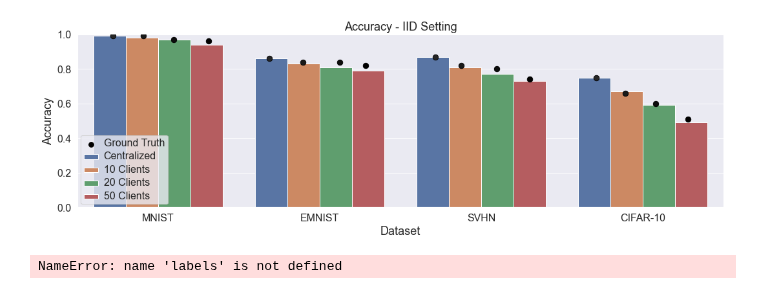
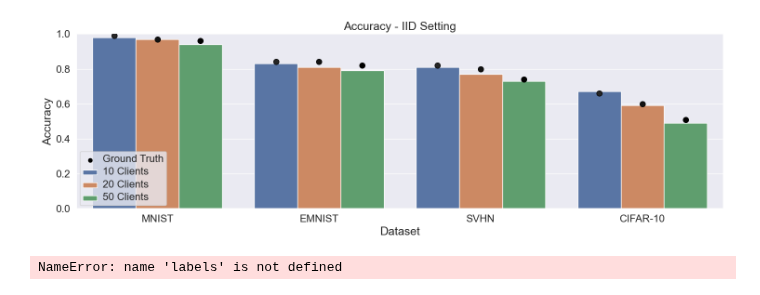
Before and after one commit to sinemsav/hyperparams, a Jupyter notebook: IID_setting/IID_res.ipynb, the cells around one changed output. Saved outputs shown, nothing was run; the diff lists cells and outputs as text; code cells hidden in the pictures.

```diff
--- a/IID_setting/IID_res.ipynb
+++ b/IID_setting/IID_res.ipynb
@@ -99,13 +99,9 @@ NameError: name 'pd' is not defined
 # %%
 df = get_data()
-hue = ['Ground Truth','10 Clients', '20 Clients', '50 Clients']
-plot_barplot(df, title="Batch Size - IID Setting", saveFig=False, hue=hue,param="Batch Size",param_ann="bs")
+hue = ['10 Clients', '20 Clients', '50 Clients']
+plot_barplot(df, title="Accuracy - IID Setting", saveFig=True, hue=hue,param="Accuracy",param_ann="acc", gt="gt_acc")
+# %% [output]
+[figure, added]
-# %%
-df = get_data()
-hue = ['Centralized','10 Clients', '20 Clients', '50 Clients']
-plot_barplot(df, title="Accuracy - IID Setting", saveFig=True, hue=hue,param="Accuracy",param_ann="acc", gt="gt_acc")
-# %% [output]
-[figure, removed]
 # %%
 labels
 # %% [output]
```
Also changed, not shown: parts of 3 cells of this notebook, 4 other files.
